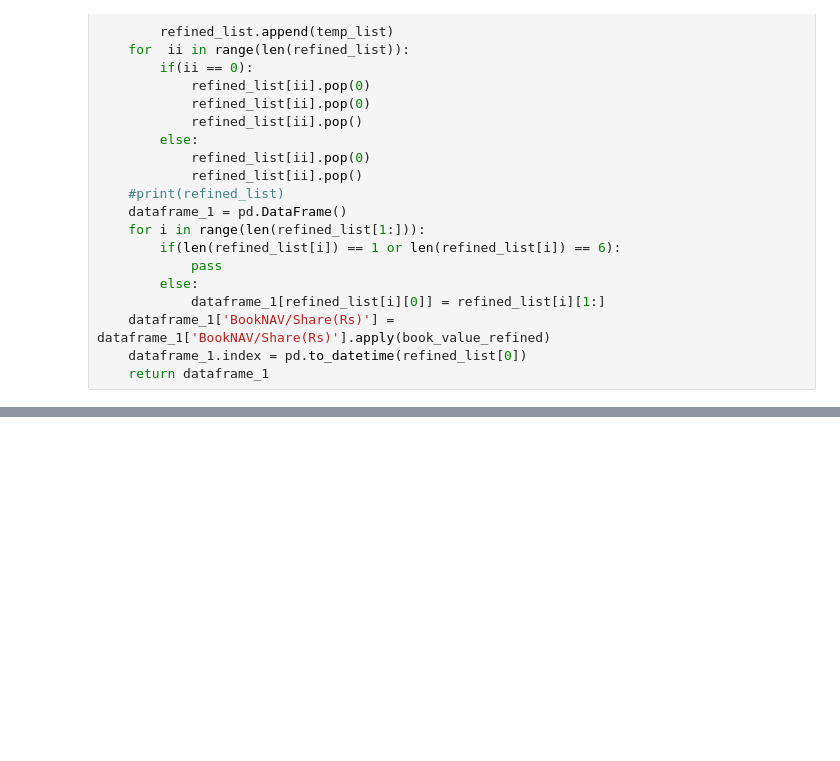
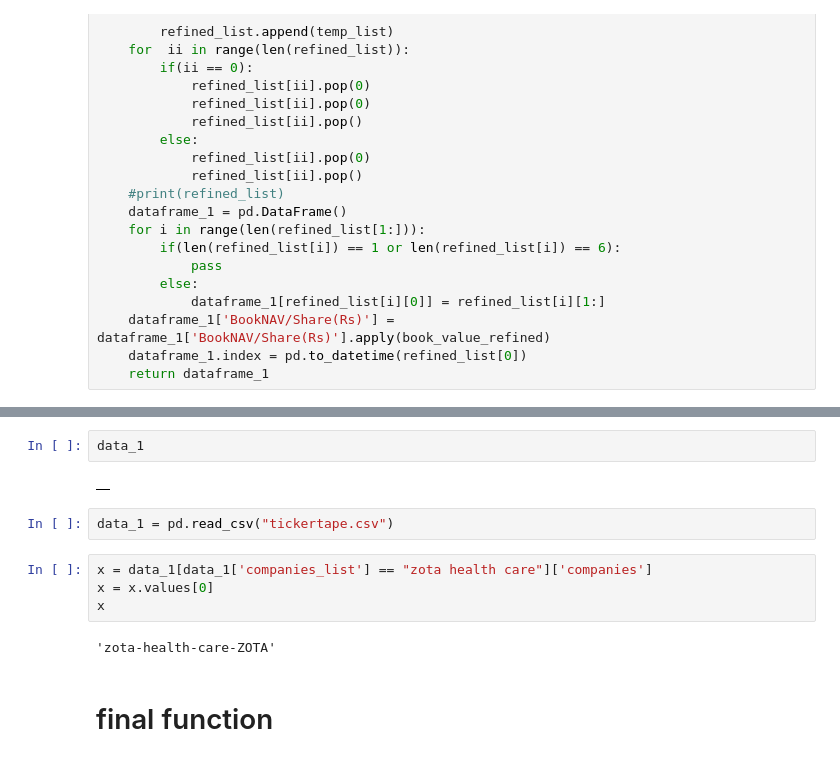
Before and after one commit to innovsm/algorithmic-trading, a Jupyter notebook: companies_list.ipynb, the cells around one changed output, grey strips where cells are left out. Drawn from its saved outputs; the diff is of its cells as text; blank space fills up the shorter version.

```diff
--- a/companies_list.ipynb
+++ b/companies_list.ipynb
@@ -156,0 +183,14 @@ data_2.to_csv("selected_companies.csv", index=False)
+# %%
+data_1
+# %% [output]
+|  |
+# %%
+data_1 = pd.read_csv("tickertape.csv")
+# %%
+x = data_1[data_1['companies_list'] == "zota health care"]['companies']
+x = x.values[0]
+x
+# %% [output]
+'zota-health-care-ZOTA'
+# %% [markdown]
+<h1> final function </h1>
```
Also changed, not shown: parts of 31 cells of this notebook, 4 other files.
